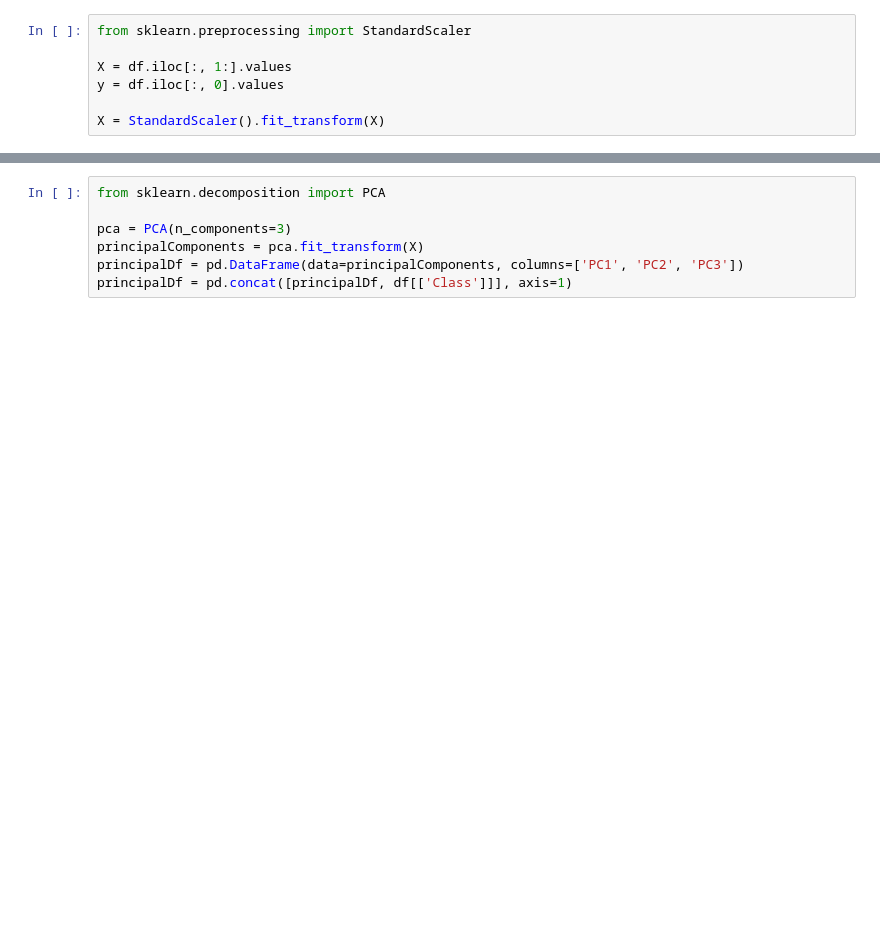
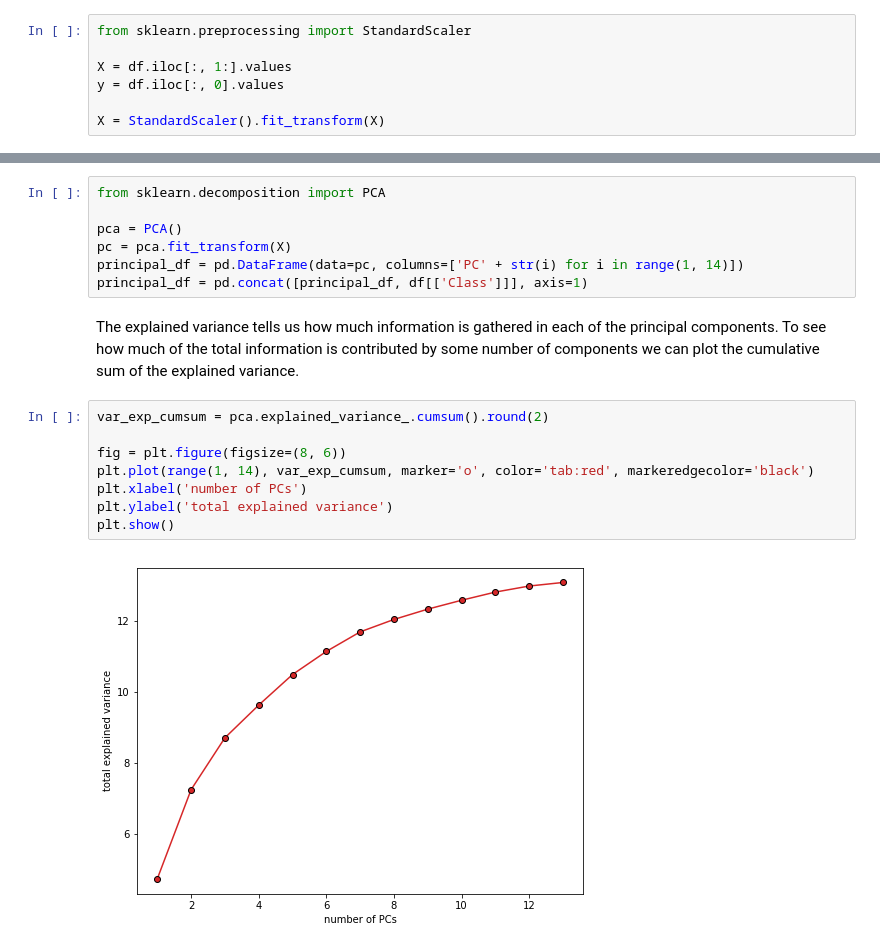
Before and after one commit to mickuz/lsed, a Jupyter notebook: Principal Component Analysis.ipynb, the cells around one changed output, grey strips where cells are left out. Saved outputs shown, nothing was run; the diff lists cells and outputs as text; blank space fills up the shorter version.

```diff
--- a/Principal Component Analysis.ipynb
+++ b/Principal Component Analysis.ipynb
@@ -41,7 +47,19 @@ X = StandardScaler().fit_transform(X)
 # %%
 from sklearn.decomposition import PCA
 
-pca = PCA(n_components=3)
-principalComponents = pca.fit_transform(X)
-principalDf = pd.DataFrame(data=principalComponents, columns=['PC1', 'PC2', 'PC3'])
-principalDf = pd.concat([principalDf, df[['Class']]], axis=1)
+pca = PCA()
+pc = pca.fit_transform(X)
+principal_df = pd.DataFrame(data=pc, columns=['PC' + str(i) for i in range(1, 14)])
+principal_df = pd.concat([principal_df, df[['Class']]], axis=1)
+# %% [markdown]
+The explained variance tells us how much information is gathered in each of the principal components. To see how much of the total information is contributed by some number of components we can plot the cumulative sum of the explained variance.
+# %%
+var_exp_cumsum = pca.explained_variance_.cumsum().round(2)
+
+fig = plt.figure(figsize=(8, 6))
+plt.plot(range(1, 14), var_exp_cumsum, marker='o', color='tab:red', markeredgecolor='black')
+plt.xlabel('number of PCs')
+plt.ylabel('total explained variance')
+plt.show()
+# %% [output]
+[figure, added]
```
Also changed, not shown: parts of 8 cells of this notebook.
